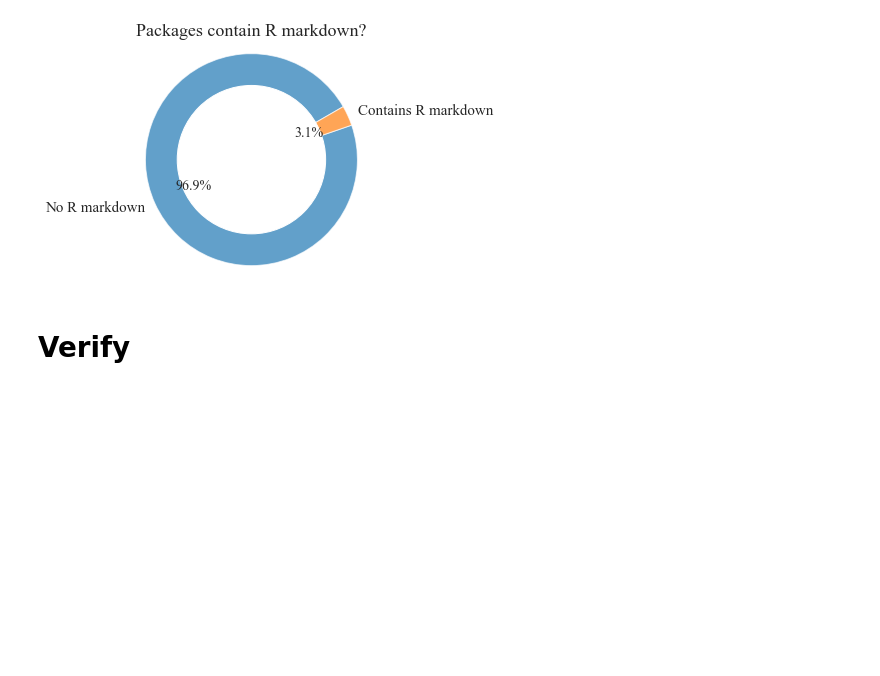
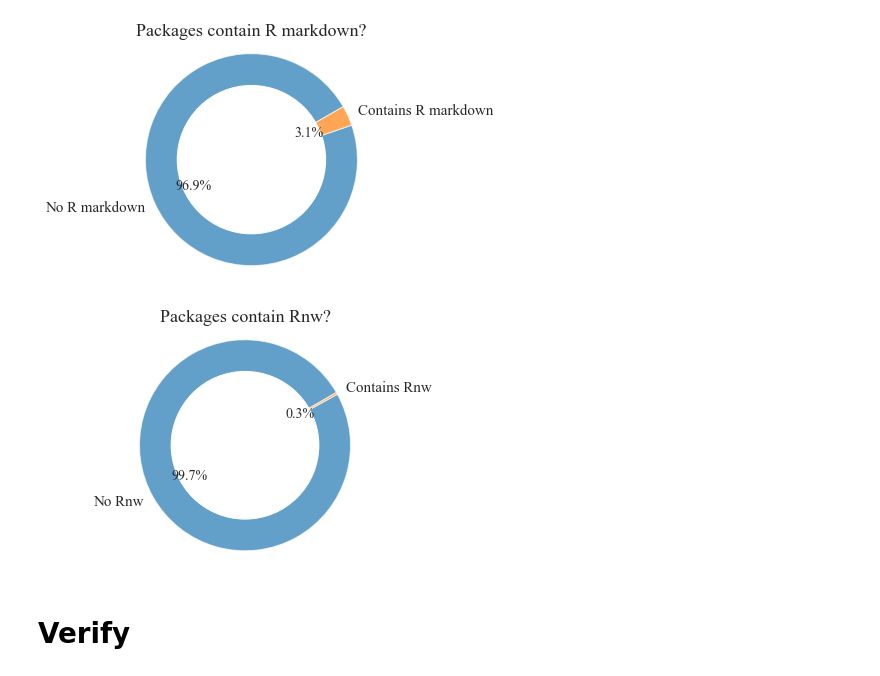
Before and after one commit to atrisovic/dataverse-r-study, a Jupyter notebook: analysis/overview.ipynb, the cells around one changed output. Drawn from its saved outputs; the diff is of its cells as text; code cells hidden in the pictures; blank space fills up the shorter version.

Commit message:
add Rnw in overview and run_log_statistics dataset

```diff
--- a/analysis/overview.ipynb
+++ b/analysis/overview.ipynb
@@ -112,3 +114,12 @@ df['rmd']=df["list_of_all"].apply(contain_rmd)
+# %%
+def contain_rnw(el):
+    "checks if dataset contains .Rnw"
+    temp = el.lower()
+    if ".rnw;" in temp or temp.endswith('.rnw'):
+        return 1
+    return 0
+
+df['rnw']=df["list_of_all"].apply(contain_rnw)
 # %% [markdown]
 # Average length of file name
 # %%
@@ -395,6 +406,31 @@ plt.show()
 fig1.savefig("plots/rmd.png", dpi=100)
 # %% [output]
 [figure]
+# %%
+# Pie chart
+labels = ['No Rnw',  'Contains Rnw']
+sizes = [(df['rnw'] == 0).sum(), (df['rnw'] == 1).sum()]
+#colors = ['#ff9999','#99ff99']
+
+fig1, ax1 = plt.subplots()
+plt.rcParams['font.size'] = 15
+ax1.pie(sizes, labels=labels, autopct='%1.1f%%', startangle=30,  textprops={'fontsize': 14}, wedgeprops={'alpha':0.7})
+
+#draw circle
+centre_circle = plt.Circle((0,0),0.70,fc='white')
+
+fig = plt.gcf()
+fig.gca().add_artist(centre_circle)
+
+# Equal aspect ratio ensures that pie is drawn as a circle
+ax1.axis('equal')
+plt.title("Packages contain Rnw?", size=18)
+plt.tight_layout()
+
+plt.show()
+fig1.savefig("plots/rnw.png", dpi=100)
+# %% [output]
+[figure, added]
 # %% [markdown]
 # Verify
 # %%
```
Also changed, not shown: parts of 1 cell of this notebook, 1 other file.
